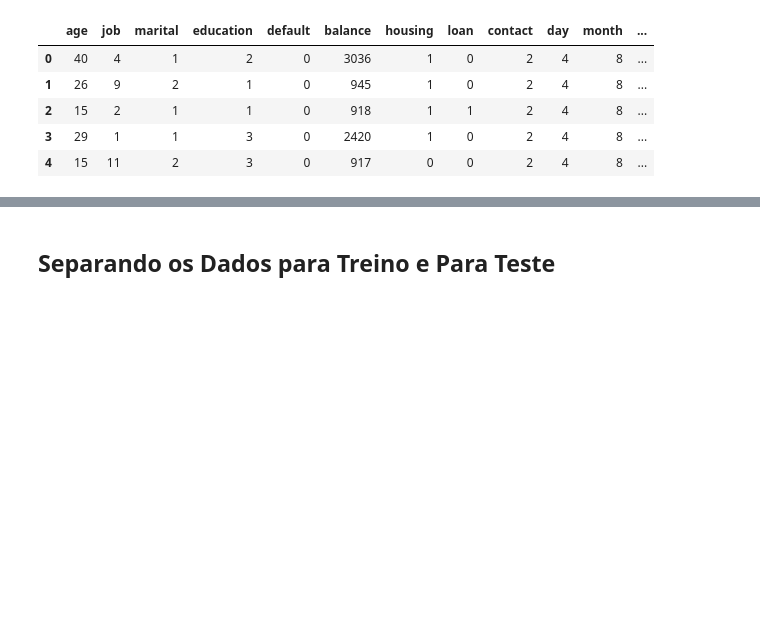
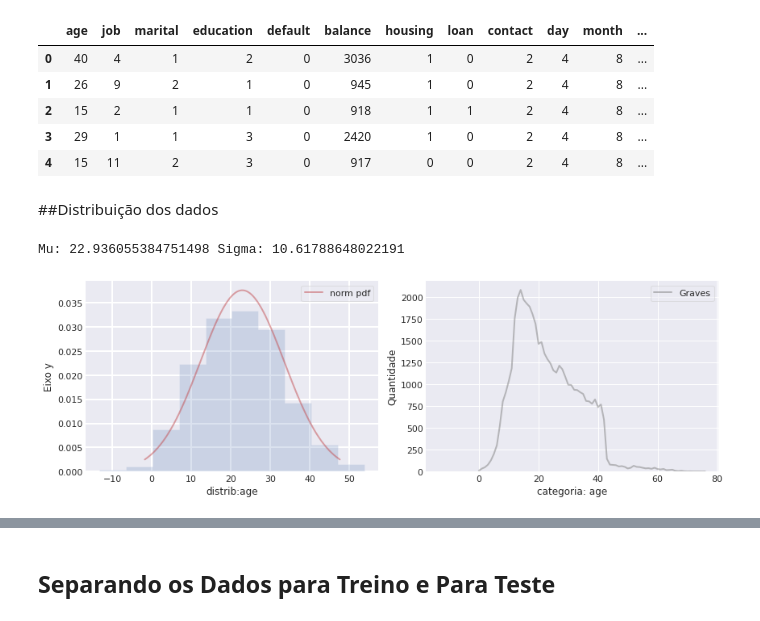
Before and after one commit to aasb2/Classificador-de-Bayes-Ingenuo, a Jupyter notebook: PROJETO/Bayes.ipynb, the cells around one changed output, grey strips where cells are left out. Cells and saved outputs as stored; diff of their text form; code cells hidden in the pictures; blank space fills up the shorter version.

```diff
--- a/PROJETO/Bayes.ipynb
+++ b/PROJETO/Bayes.ipynb
@@ -117,3 +120,6 @@ count_plot(df, ['marital', 'default', 'loan', 'housing', 'contact', 'poutcome'],
 count_plot(df, ['education', 'poutcome', 'day', 'month'], (2,2), (17,10))
 # %% [output]
 [figure]
+# %%
+mu = mean(df['age'])
+df['age']
@@ -123,10 +142,15 @@ count_plot(df, ['education', 'poutcome', 'day', 'month'], (2,2), (17,10))
 le = preprocessing.LabelEncoder()
 # %%
 x = df.drop('y',axis =1)
+Z = {}
 columns = list(x)
+#print(columns)
 for i in columns:
   x[i] = le.fit_transform(x[i])
+  Z[i] = np.asarray(x[i])
 y = le.fit_transform(df['y'])
+Z['y'] = np.asarray(y)
+#Z['age']
 # %%
 x.head()
 # %% [output]
@@ -136,3 +160,17 @@ x.head()
 | 2 | 15 | 2 | 1 | 1 | 0 | 918 | 1 | 1 | 2 | 4 | 8 | ... |
 | 3 | 29 | 1 | 1 | 3 | 0 | 2420 | 1 | 0 | 2 | 4 | 8 | ... |
 | 4 | 15 | 11 | 2 | 3 | 0 | 917 | 0 | 0 | 2 | 4 | 8 | ... |
+# %% [markdown]
+##Distribuição dos dados
+# %%
+# fit a probability distribution to a univariate data sample
+def fit_distribution(data):
+    # estimate parameters
+    mu = mean(data)
+    sigma = std(data)
+    #variancia = norm.Mean(data)
+    print("Mu: " + str(mu), "Sigma: " + str(sigma))
+    # fit distribution
+    dist = norm(mu, sigma)
+    #print(dist)
+    return dist
@@ -138,0 +208,19 @@ x.head()
+# %%
+def count_plot(coluna):
+    dist = Z[coluna]
+    distribuicao = fit_distribution(dist)
+    maxage = max(dist) + 1
+    #print(maxage)
+    x1 = list(range(0,int(maxage)))
+    y1 = list(range(0,int(maxage)))
+    for i in y1:
+        y1[i] = 0
+    for i in dist:
+        y1[i] += 1
+    maximo  = max(y1)
+    plotgrafico(distribuicao,coluna,x1,y1, maximo)
+# %%
+count_plot('age')
+# %% [output]
+Mu: 22.936055384751498 Sigma: 10.61788648022191
+[figure, added]
```
Also changed, not shown: parts of 17 cells of this notebook.
